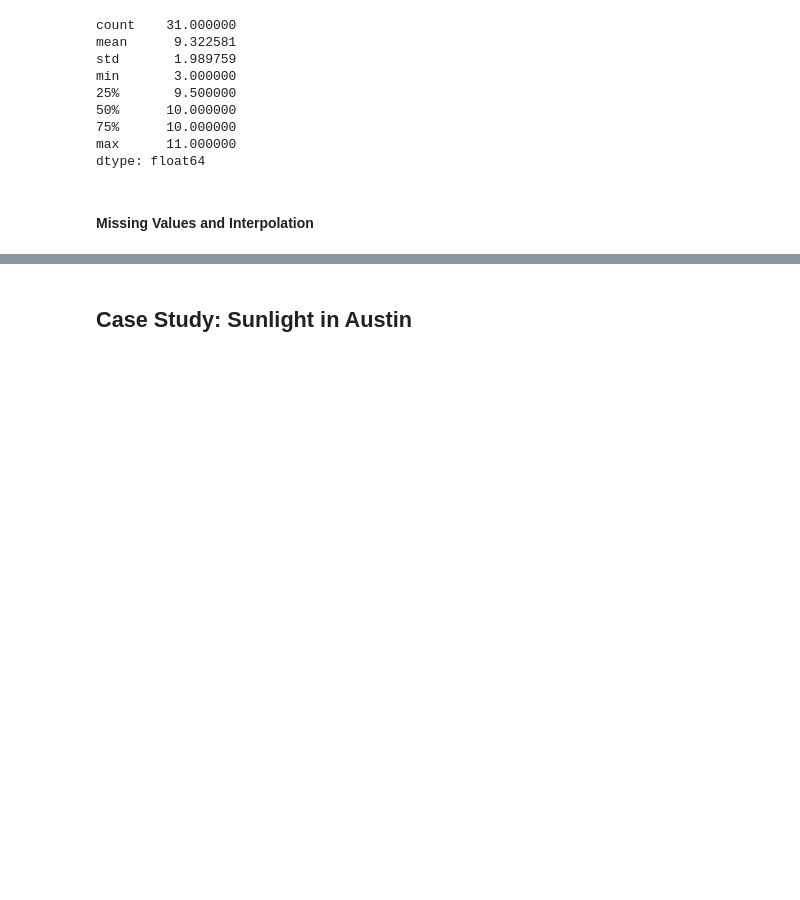
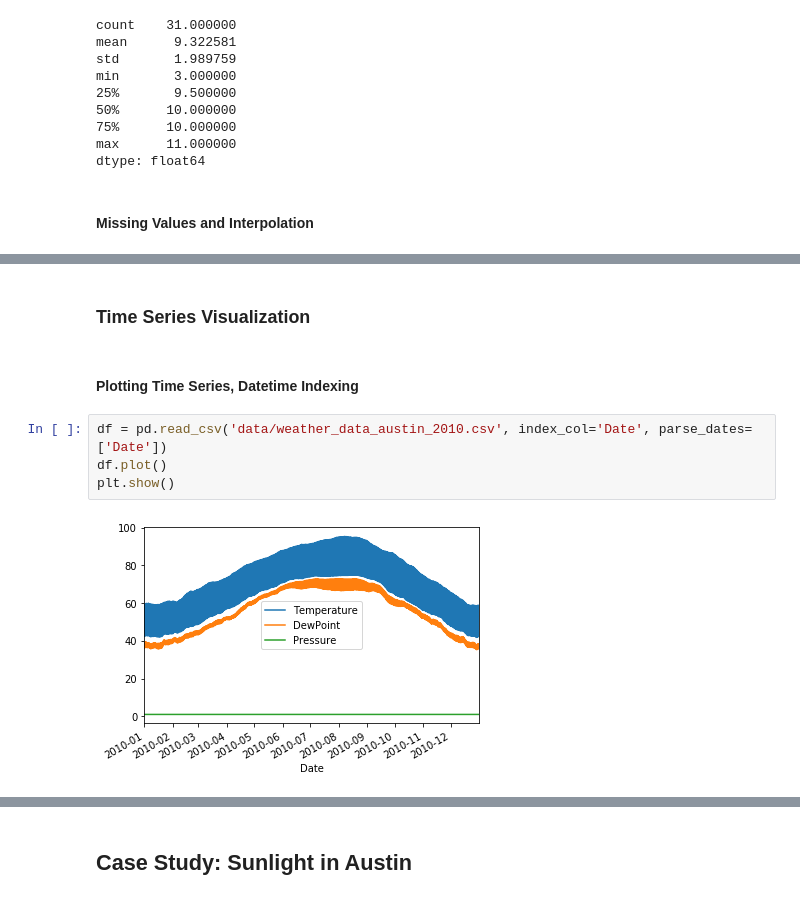
Before and after one commit to thap/python_basics_to_advanced, a Jupyter notebook: pandas foundations.ipynb, the cells around one changed output, grey strips where cells are left out. Saved outputs shown, nothing was run; the diff lists cells and outputs as text; blank space fills up the shorter version.

```diff
--- a/pandas foundations.ipynb
+++ b/pandas foundations.ipynb
@@ -874,0 +970,10 @@ Freq: D, dtype: int64
+# %% [markdown]
+### Time Series Visualization
+# %% [markdown]
+#### Plotting Time Series, Datetime Indexing
+# %%
+df = pd.read_csv('data/weather_data_austin_2010.csv', index_col='Date', parse_dates=['Date'])
+df.plot()
+plt.show()
+# %% [output]
+[figure, added]
```
Also changed, not shown: parts of 11 cells of this notebook.
